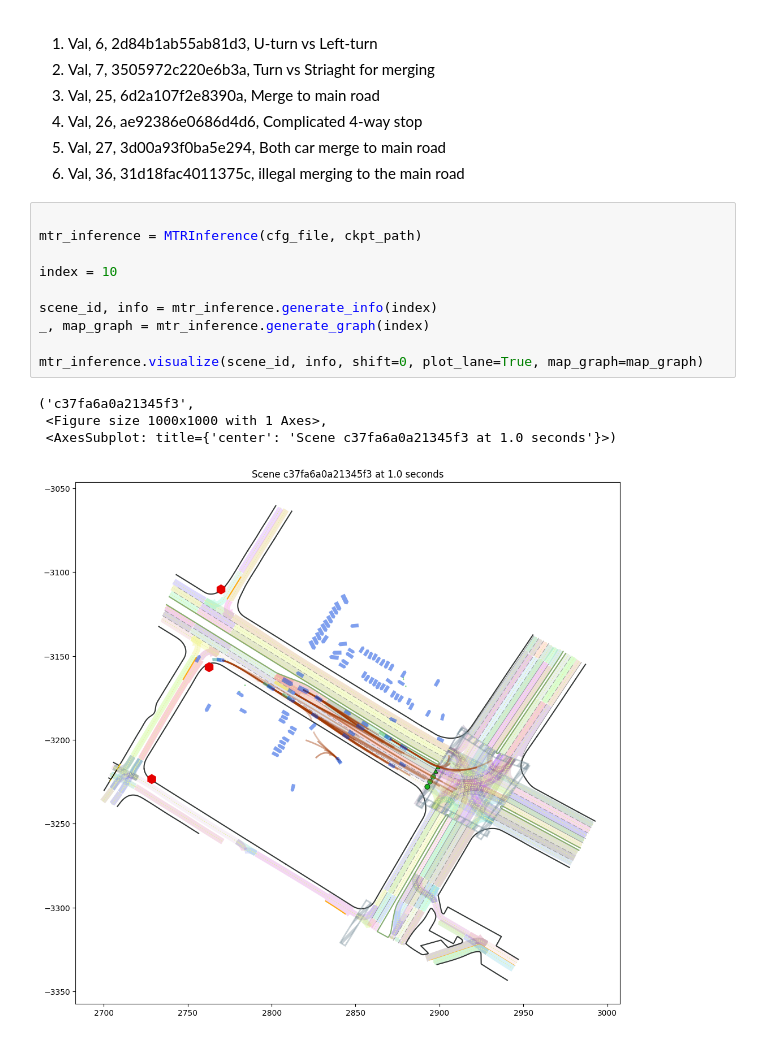
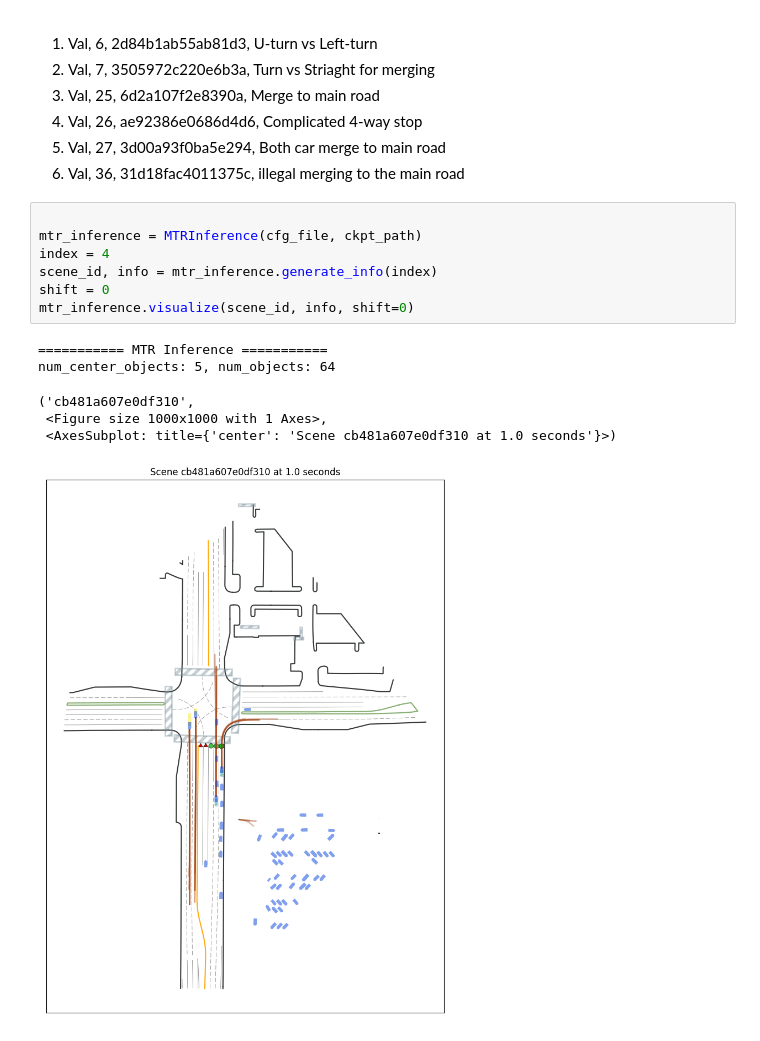
Before and after one commit to zzx9636/MTR, a Jupyter notebook: eval_model.ipynb, the cells around one changed output. Saved outputs shown, nothing was run; the diff lists cells and outputs as text.

```diff
--- a/eval_model.ipynb
+++ b/eval_model.ipynb
@@ -23,15 +23,14 @@ ckpt_path = '/Data/Dataset/MTR/model/checkpoint_epoch_30.pth'
 # %%
 
 mtr_inference = MTRInference(cfg_file, ckpt_path)
-
-index = 10
-
+index = 4
 scene_id, info = mtr_inference.generate_info(index)
-_, map_graph = mtr_inference.generate_graph(index)
-
-mtr_inference.visualize(scene_id, info, shift=0, plot_lane=True, map_graph=map_graph)
+shift = 0
+mtr_inference.visualize(scene_id, info, shift=0)
 # %% [output]
-('c37fa6a0a21345f3',
- <Figure size 1000x1000 with 1 Axes>,
- <AxesSubplot: title={'center': 'Scene c37fa6a0a21345f3 at 1.0 seconds'}>)
+=========== MTR Inference ===========
+num_center_objects: 5, num_objects: 64
+('cb481a607e0df310',
+ <Figure size 1000x1000 with 1 Axes>,
+ <AxesSubplot: title={'center': 'Scene cb481a607e0df310 at 1.0 seconds'}>)
-[figure, old version]
+[figure, new version]
```
Also changed, not shown: parts of 1 cell of this notebook, 5 other files.
